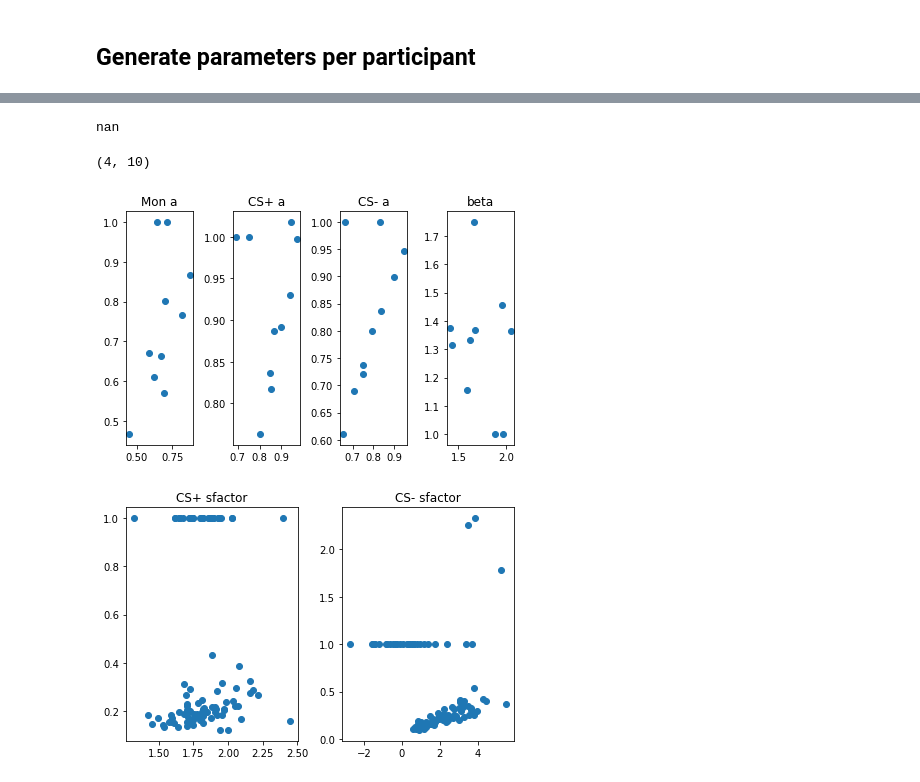
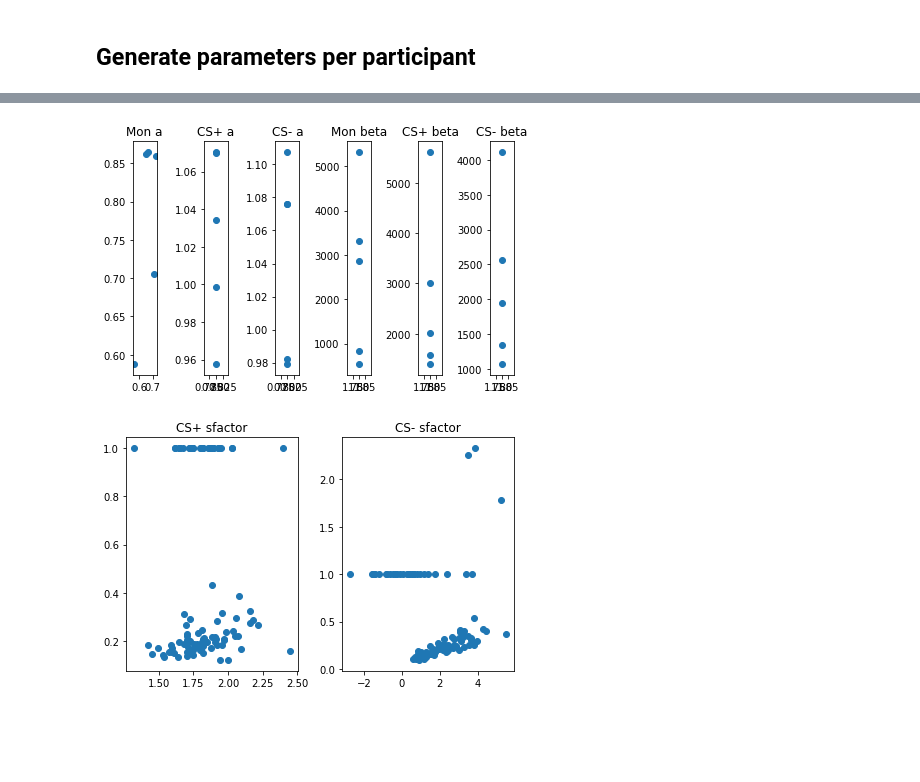
Before and after one commit to ffviana/nutreconDrive, a Jupyter notebook: 3. Analysis/nutrecon_simulation.ipynb, the cells around one changed output, grey strips where cells are left out. Saved outputs shown, nothing was run; the diff lists cells and outputs as text; code cells hidden in the pictures; blank space fills up the shorter version.

Commit message:
created python environment file
imporved per subject parameter generation

```diff
--- a/3. Analysis/nutrecon_simulation.ipynb
+++ b/3. Analysis/nutrecon_simulation.ipynb
@@ -721,26 +719,18 @@ st_iterParams_df
-# %%
-np.log(-1)
-# %% [output]
-nan
 # %%
 import matplotlib.pyplot as plt
-# %%
-st_estPars.shape
-# %% [output]
-(4, 10)
 # %%
-fig, ax = plt.subplots(ncols = 4)
-titles = ['Mon a', 'CS+ a', 'CS- a', 'beta']
+fig, ax = plt.subplots(ncols = st_param_size)
+titles = ['Mon a', 'CS+ a', 'CS- a', 'Mon beta', 'CS+ beta', 'CS- beta']
 
-for p in range(4):
+for p in range(st_param_size):
     alphas = st_pars[p,:]
     est_alphas = st_estPars[p, :]
     ax[p].scatter(alphas, est_alphas)
     ax[p].set_title(titles[p])
 
 plt.tight_layout()
 # %% [output]
-[figure, old version]
+[figure, new version]
 # %%
 fig, ax = plt.subplots(ncols = 2)
 titles = ['CS+ sfactor', 'CS- sfactor']
```
Also changed, not shown: parts of 3 cells of this notebook, 2 other files.
